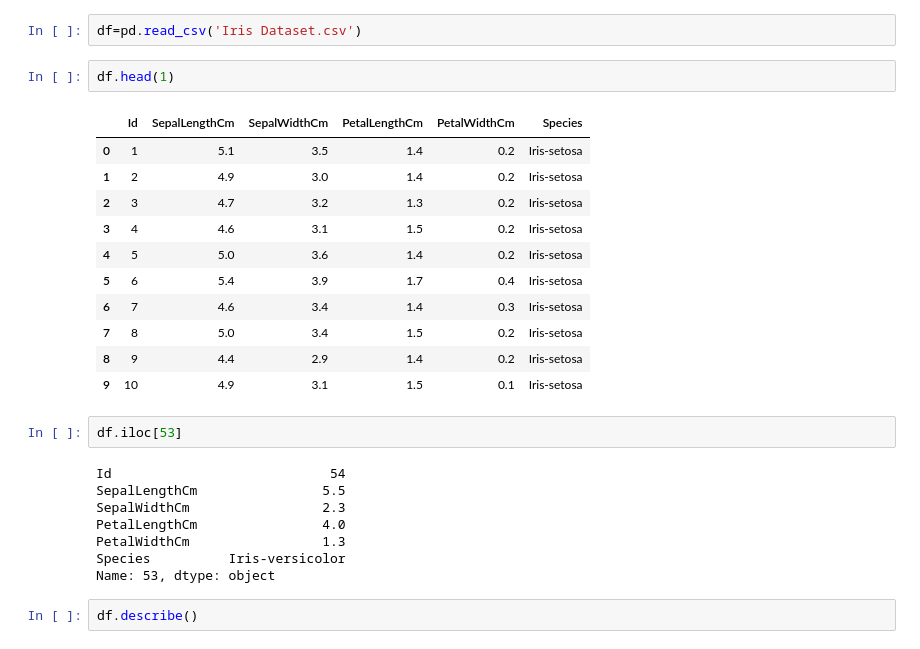
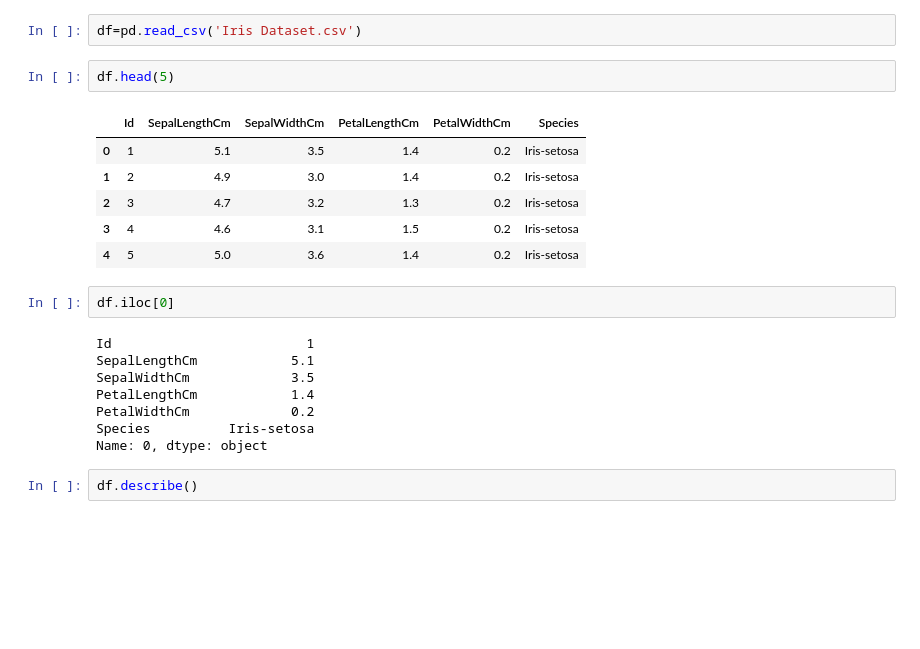
Before and after one commit to Deepak0121-svg/iris_prediction, a Jupyter notebook: iris.ipynb, the cells around one changed output. Saved outputs shown, nothing was run; the diff lists cells and outputs as text; blank space fills up the shorter version.

```diff
--- a/iris.ipynb
+++ b/iris.ipynb
@@ -9,29 +9,24 @@ import pickle
 # %%
 df=pd.read_csv('Iris Dataset.csv')
 # %%
-df.head(1)
+df.head(5)
 # %% [output]
 |  | Id | SepalLengthCm | SepalWidthCm | PetalLengthCm | PetalWidthCm | Species |
 | 0 | 1 | 5.1 | 3.5 | 1.4 | 0.2 | Iris-setosa |
 | 1 | 2 | 4.9 | 3.0 | 1.4 | 0.2 | Iris-setosa |
 | 2 | 3 | 4.7 | 3.2 | 1.3 | 0.2 | Iris-setosa |
 | 3 | 4 | 4.6 | 3.1 | 1.5 | 0.2 | Iris-setosa |
 | 4 | 5 | 5.0 | 3.6 | 1.4 | 0.2 | Iris-setosa |
-| 5 | 6 | 5.4 | 3.9 | 1.7 | 0.4 | Iris-setosa |
-| 6 | 7 | 4.6 | 3.4 | 1.4 | 0.3 | Iris-setosa |
-| 7 | 8 | 5.0 | 3.4 | 1.5 | 0.2 | Iris-setosa |
-| 8 | 9 | 4.4 | 2.9 | 1.4 | 0.2 | Iris-setosa |
-| 9 | 10 | 4.9 | 3.1 | 1.5 | 0.1 | Iris-setosa |
 # %%
-df.iloc[53]
+df.iloc[0]
 # %% [output]
-Id                            54
-SepalLengthCm                5.5
-SepalWidthCm                 2.3
-PetalLengthCm                4.0
-PetalWidthCm                 1.3
-Species          Iris-versicolor
-Name: 53, dtype: object
+Id                         1
+SepalLengthCm            5.1
+SepalWidthCm             3.5
+PetalLengthCm            1.4
+PetalWidthCm             0.2
+Species          Iris-setosa
+Name: 0, dtype: object
 # %%
 df.describe()
 # %% [output]
```
Also changed, not shown: parts of 15 cells of this notebook, 3 other files.
